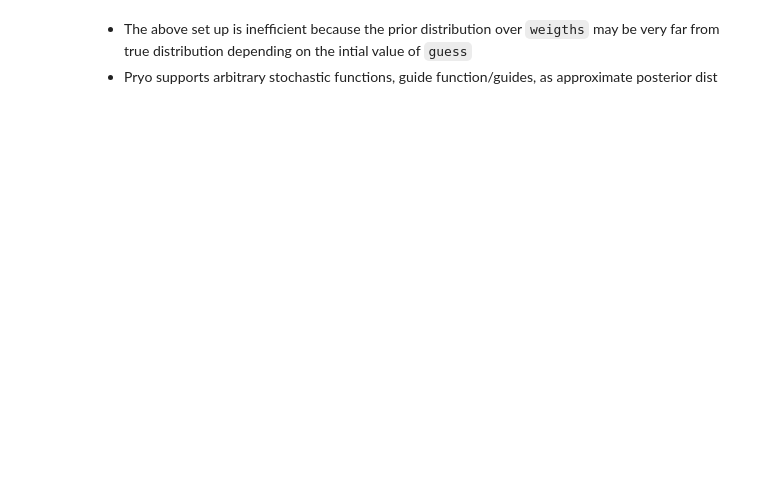
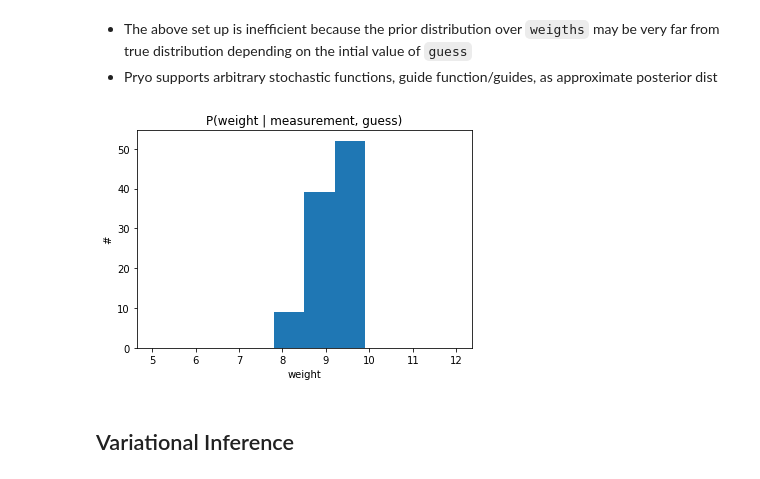
Before and after one commit to minhnhdo/probprog-presentation, a Jupyter notebook: Pyro_intro.ipynb, the cells around one changed output. Saved outputs shown, nothing was run; the diff lists cells and outputs as text; code cells hidden in the pictures; blank space fills up the shorter version.

Commit message:
update pyro notebook

```diff
--- a/Pyro_intro.ipynb
+++ b/Pyro_intro.ipynb
@@ -225,0 +238,21 @@ tensor(8.7295)
+# %%
+def scale_posterior_guide(measurement, guess):
+    # note that torch.size(measurement, 0) is the total number of measurements
+    # that we're conditioning on
+    a = (guess + torch.sum(measurement)) / (measurement.size(0) + 1.0)
+    b = 1. / (measurement.size(0) + 1.0)
+    return pyro.sample("weight", dist.Normal(a, b))
+
+posterior = pyro.infer.Importance(deferred_conditioned_scale,
+                                  guide=scale_posterior_guide,
+                                  num_samples=20)
+
+marginal = pyro.infer.EmpiricalMarginal(posterior.run(torch.tensor([measurement]), guess), sites="weight")
+plt.hist([marginal().item() for _ in range(100)], range=(5.0, 12.0))
+plt.title("P(weight | measurement, guess)")
+plt.xlabel("weight")
+plt.ylabel("#");
+# %% [output]
+[figure, added]
+# %% [markdown]
+## Variational Inference
```
Also changed, not shown: parts of 13 cells of this notebook.
